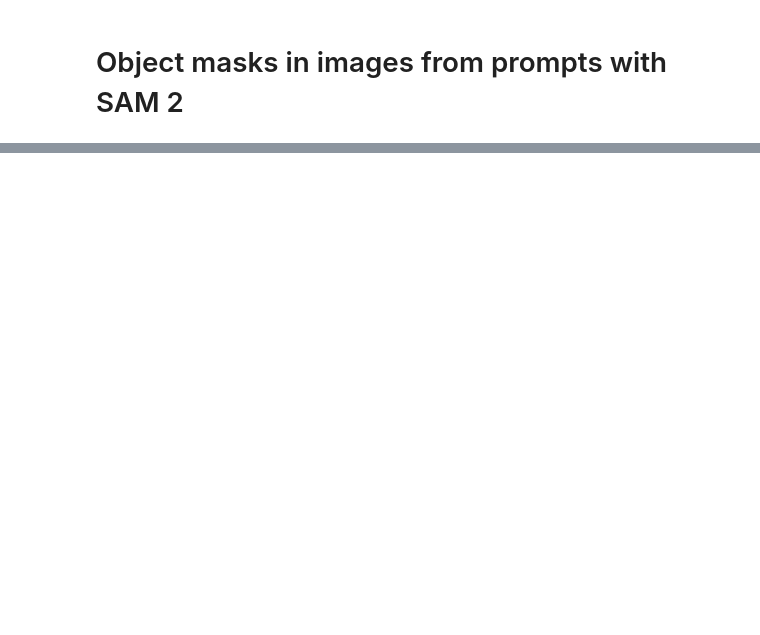
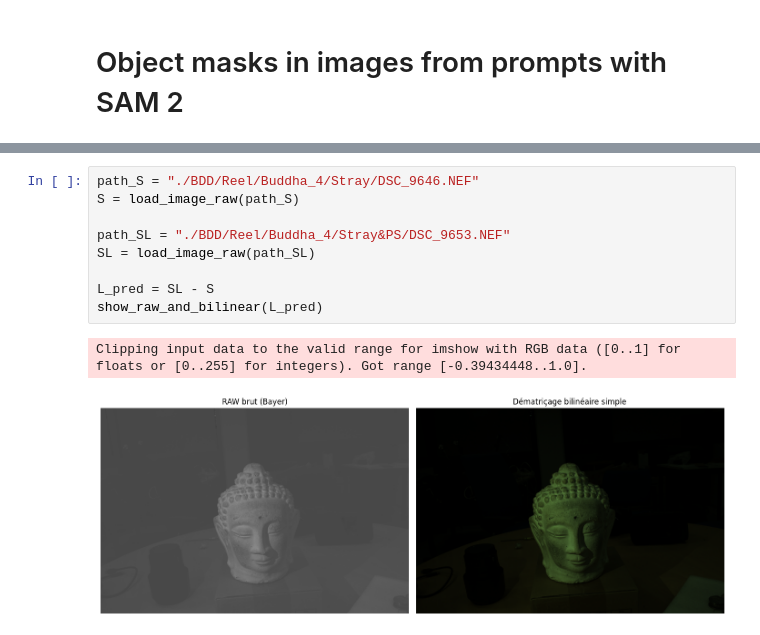
Before and after one commit to Romain-Malinge/Stray-light-elimination, a Jupyter notebook: differance.ipynb, the cells around one changed output, grey strips where cells are left out. Drawn from its saved outputs; the diff is of its cells as text; blank space fills up the shorter version.

```diff
--- a/differance.ipynb
+++ b/differance.ipynb
@@ -18,0 +79,12 @@ plt.imshow(light)
+# %%
+path_S = "./BDD/Reel/Buddha_4/Stray/DSC_9646.NEF"
+S = load_image_raw(path_S)
+
+path_SL = "./BDD/Reel/Buddha_4/Stray&PS/DSC_9653.NEF"
+SL = load_image_raw(path_SL)
+
+L_pred = SL - S
+show_raw_and_bilinear(L_pred)
+# %% [output]
+Clipping input data to the valid range for imshow with RGB data ([0..1] for floats or [0..255] for integers). Got range [-0.39434448..1.0].
+[figure, added]
```
Also changed, not shown: parts of 6 cells of this notebook.
